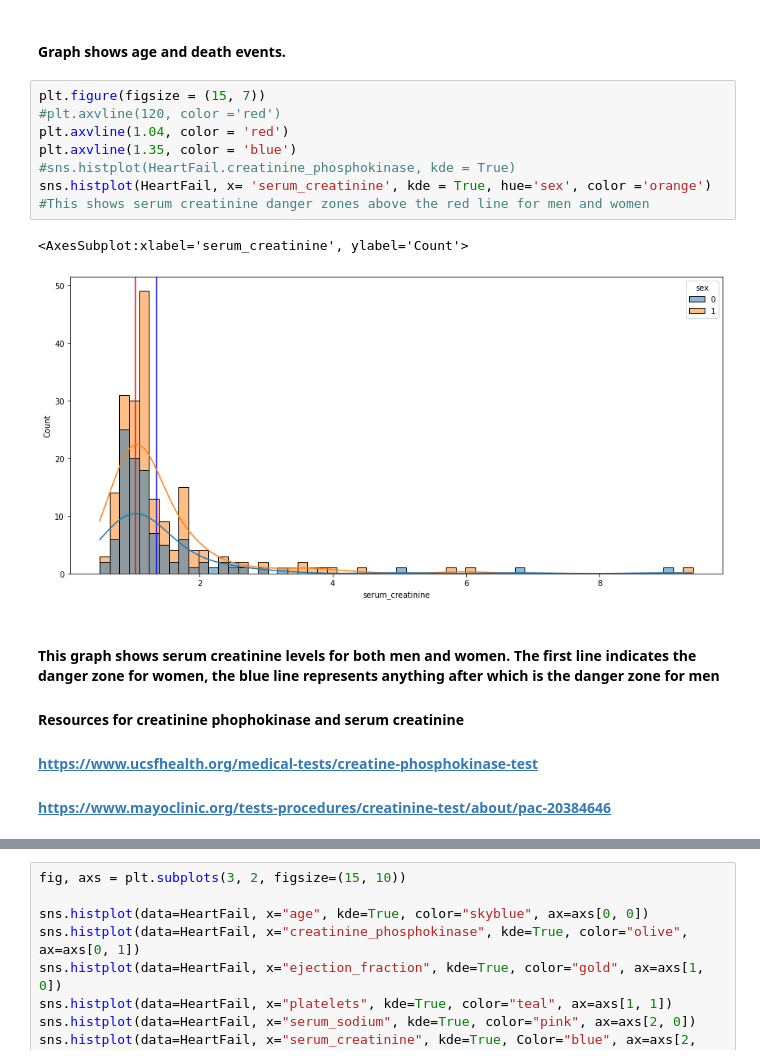
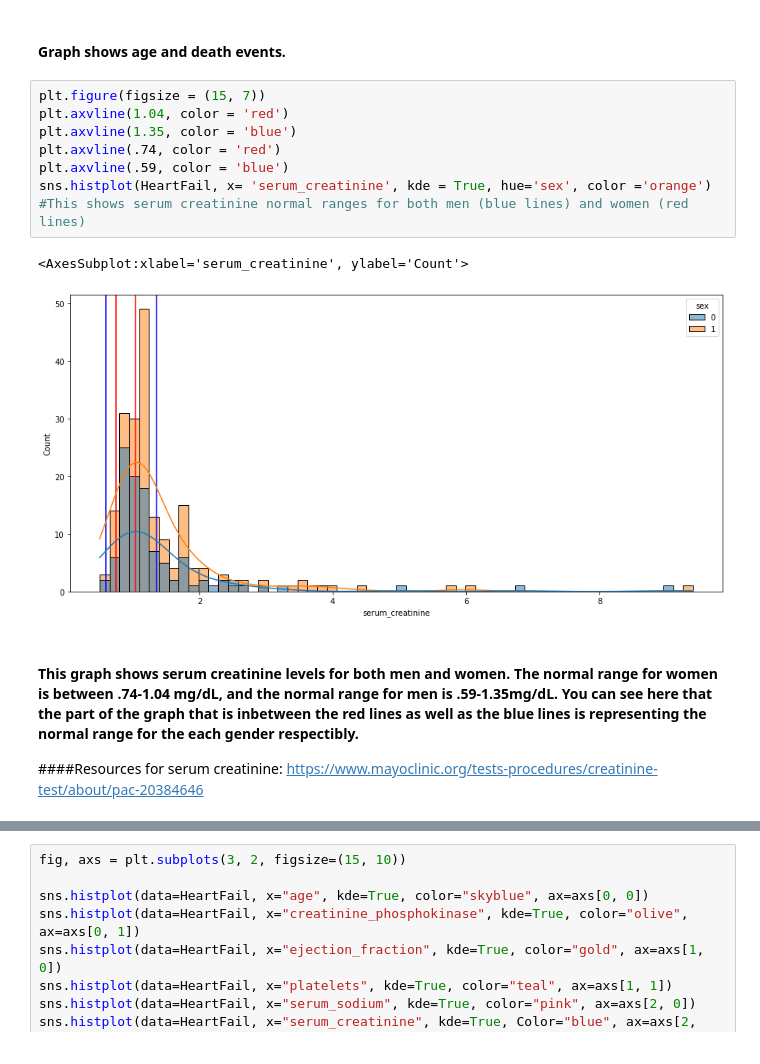
Before and after one commit to sccatalina/Final_Project, a Jupyter notebook: FP_Exploration_Analysis/Heart_Failure_DatasetPy.ipynb, the cells around one changed output, grey strips where cells are left out. Cells and saved outputs as stored; diff of their text form.

Commit message:
Update Heart_Failure_DatasetPy.ipynb
Updated graphs and ran random forest without 'time' variable

```diff
--- a/FP_Exploration_Analysis/Heart_Failure_DatasetPy.ipynb
+++ b/FP_Exploration_Analysis/Heart_Failure_DatasetPy.ipynb
@@ -111,17 +111,15 @@ sns.histplot(data = HeartFail, x = 'age', hue='DEATH_EVENT', multiple= 'stack')
 #### Graph shows age and death events.
 # %%
 plt.figure(figsize = (15, 7))
-#plt.axvline(120, color ='red')
 plt.axvline(1.04, color = 'red')
 plt.axvline(1.35, color = 'blue')
-#sns.histplot(HeartFail.creatinine_phosphokinase, kde = True)
+plt.axvline(.74, color = 'red')
+plt.axvline(.59, color = 'blue')
 sns.histplot(HeartFail, x= 'serum_creatinine', kde = True, hue='sex', color ='orange')
-#This shows serum creatinine danger zones above the red line for men and women
+#This shows serum creatinine normal ranges for both men (blue lines) and women (red lines)
 # %% [output]
 <AxesSubplot:xlabel='serum_creatinine', ylabel='Count'>
-[figure, old version]
+[figure, new version]
 # %% [markdown]
-#### This graph shows serum creatinine levels for both men and women. The first line indicates the danger zone for women, the blue line represents anything after which is the danger zone for men
-#### Resources for creatinine phophokinase and serum creatinine
-#### https://www.ucsfhealth.org/medical-tests/creatine-phosphokinase-test
-#### https://www.mayoclinic.org/tests-procedures/creatinine-test/about/pac-20384646
+#### This graph shows serum creatinine levels for both men and women. The normal range for women is between .74-1.04 mg/dL, and the normal range for men is .59-1.35mg/dL. You can see here that the part of the graph that is inbetween the red lines as well as the blue lines is representing the normal range for the each gender respectibly.
+####Resources for serum creatinine: https://www.mayoclinic.org/tests-procedures/creatinine-test/about/pac-20384646
```
Also changed, not shown: parts of 54 cells of this notebook.
